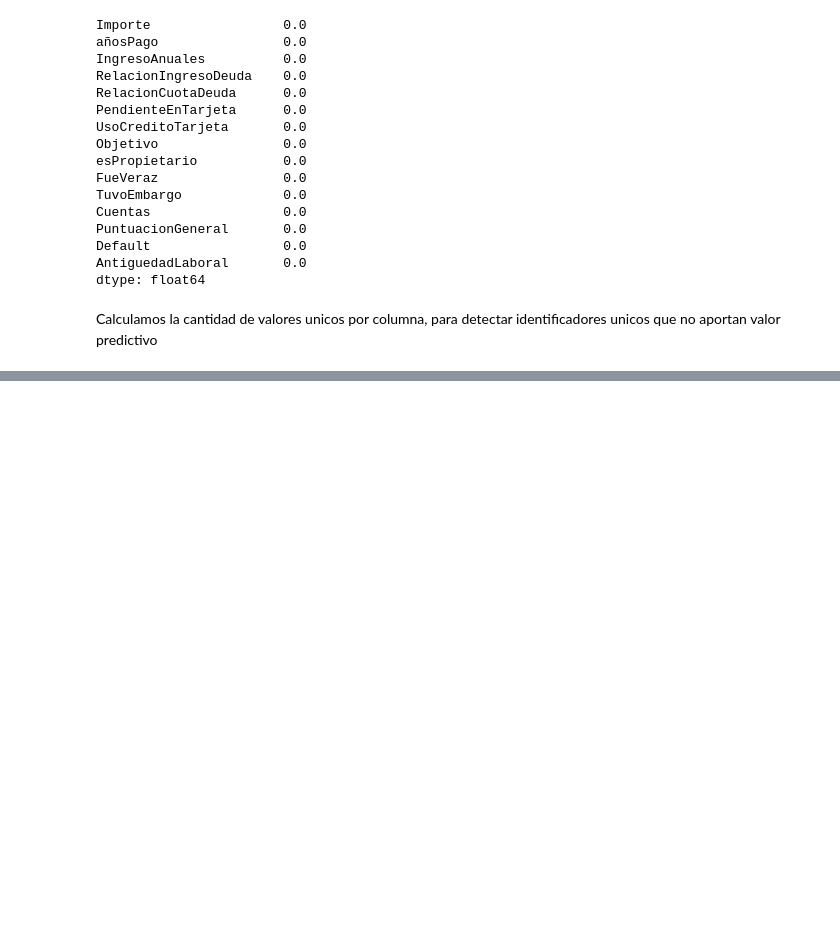
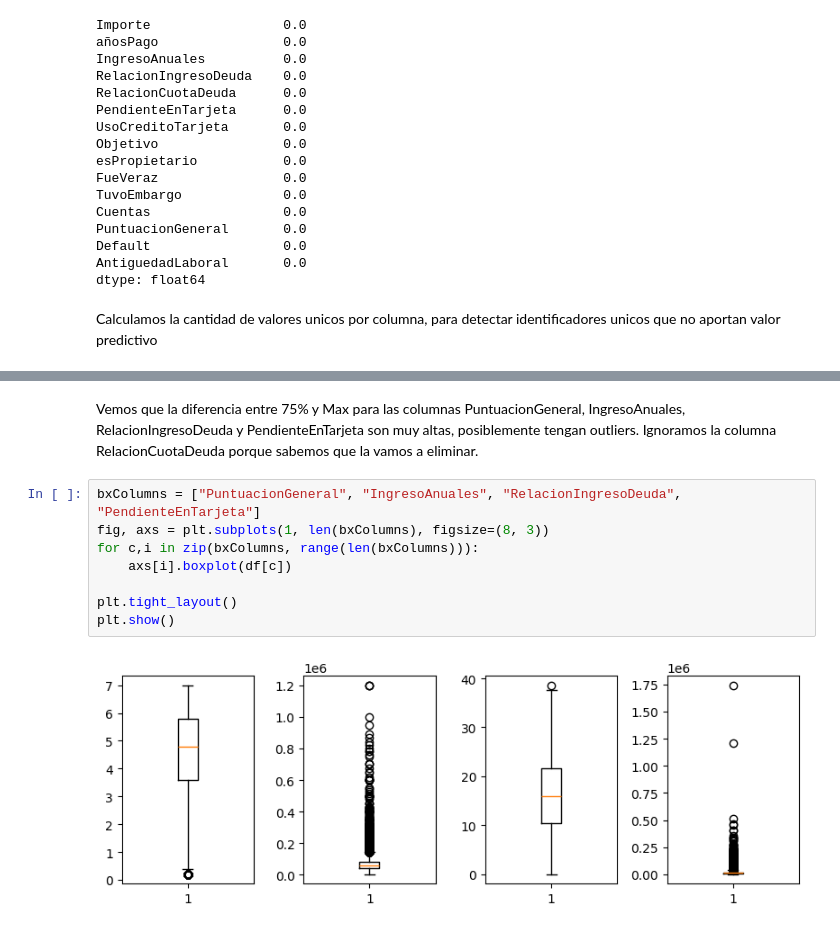
Before and after one commit to ManuelR-D/TPIntegradorCienciaDeDatosUnlam, a Jupyter notebook: TP_EntregablePrestamos.ipynb, the cells around one changed output, grey strips where cells are left out. Drawn from its saved outputs; the diff is of its cells as text; blank space fills up the shorter version.

```diff
--- a/TP_EntregablePrestamos.ipynb
+++ b/TP_EntregablePrestamos.ipynb
@@ -277,0 +259,13 @@ weighted avg       0.64      0.64      0.64     10202
+# %% [markdown]
+Vemos que la diferencia entre 75% y Max para las columnas PuntuacionGeneral, IngresoAnuales, RelacionIngresoDeuda y PendienteEnTarjeta son muy altas, posiblemente tengan outliers.
+Ignoramos la columna RelacionCuotaDeuda porque sabemos que la vamos a eliminar.
+# %%
+bxColumns = ["PuntuacionGeneral", "IngresoAnuales", "RelacionIngresoDeuda", "PendienteEnTarjeta"]
+fig, axs = plt.subplots(1, len(bxColumns), figsize=(8, 3))
+for c,i in zip(bxColumns, range(len(bxColumns))):
+    axs[i].boxplot(df[c])
+
+plt.tight_layout()
+plt.show()
+# %% [output]
+[figure, added]
```
Also changed, not shown: parts of 39 cells of this notebook.
